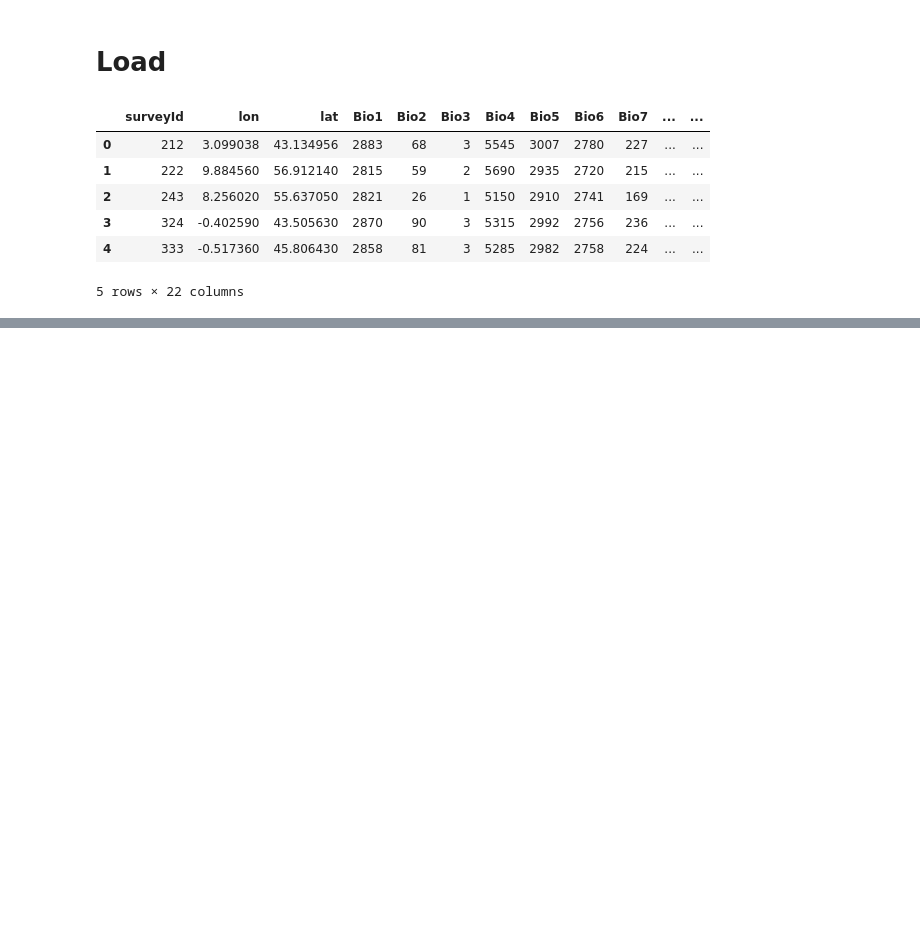
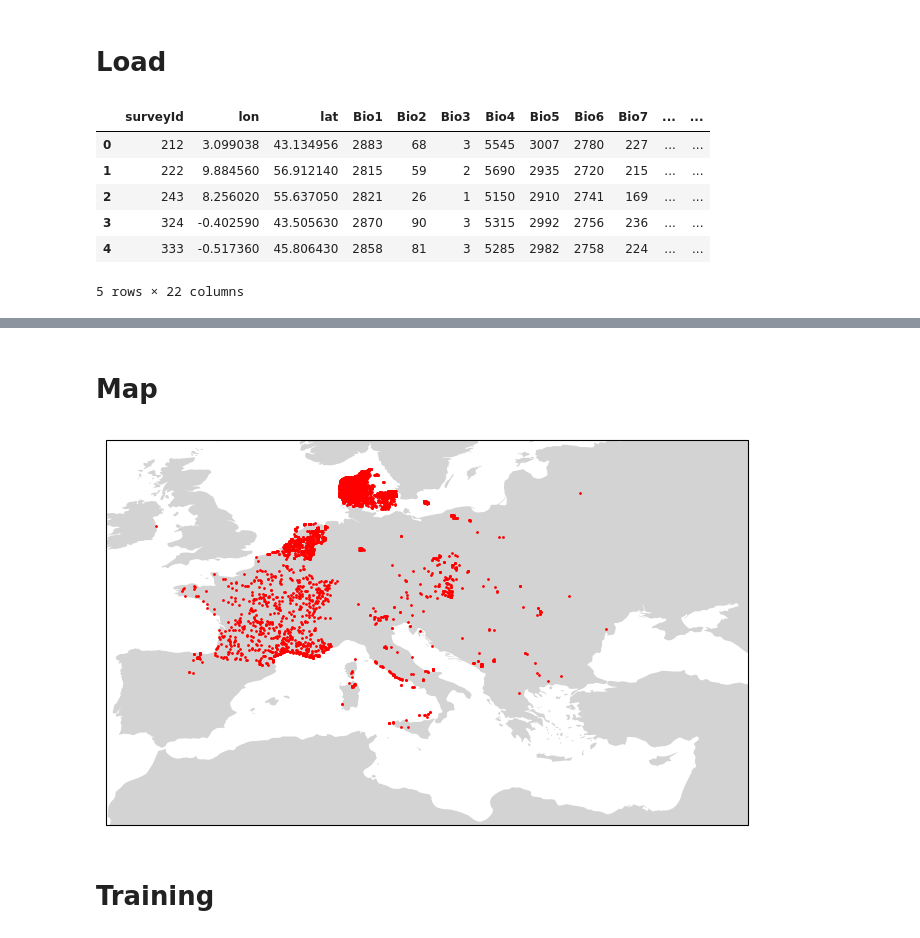
Before and after one commit to AstroAure/IPEO-Species-distribution, a Jupyter notebook: Moea_analysis/code.ipynb, the cells around one changed output, grey strips where cells are left out. Cells and saved outputs as stored; diff of their text form; code cells hidden in the pictures; blank space fills up the shorter version.

```diff
--- a/Moea_analysis/code.ipynb
+++ b/Moea_analysis/code.ipynb
@@ -39,0 +105,22 @@ array([[0, 0, 0, ..., 1, 1, 0],
+# %% [markdown]
+# Map
+# %%
+import cartopy.crs as ccrs
+import cartopy.feature as cfeature
+
+plt.figure(figsize=(10, 5))
+ax = plt.axes(projection=ccrs.PlateCarree())
+
+ax.set_facecolor("white")
+
+ax.add_feature(cfeature.LAND, facecolor="lightgray")
+#ax.add_feature(cfeature.COASTLINE, edgecolor="black", linewidth=0.3)
+ax.scatter(env_variables['lon'], env_variables['lat'], color='red', s=1, transform=ccrs.PlateCarree())
+
+ax.set_extent([-10, 40, 30, 60], crs=ccrs.PlateCarree())
+
+plt.show()
+# %% [output]
+[figure, added]
+# %% [markdown]
+# Training
```
Also changed, not shown: parts of 6 cells of this notebook.
